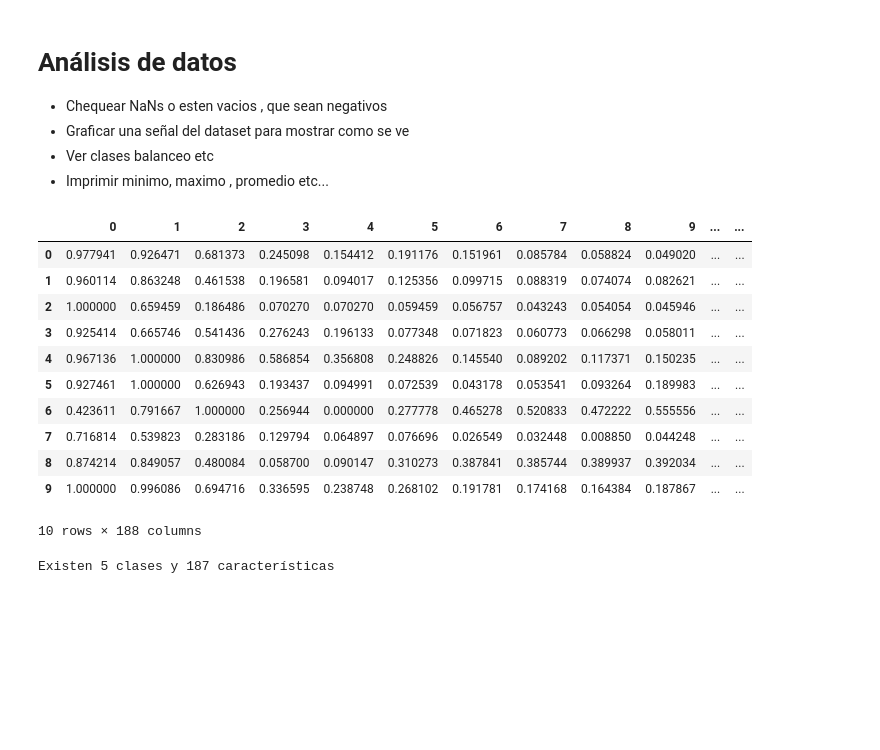
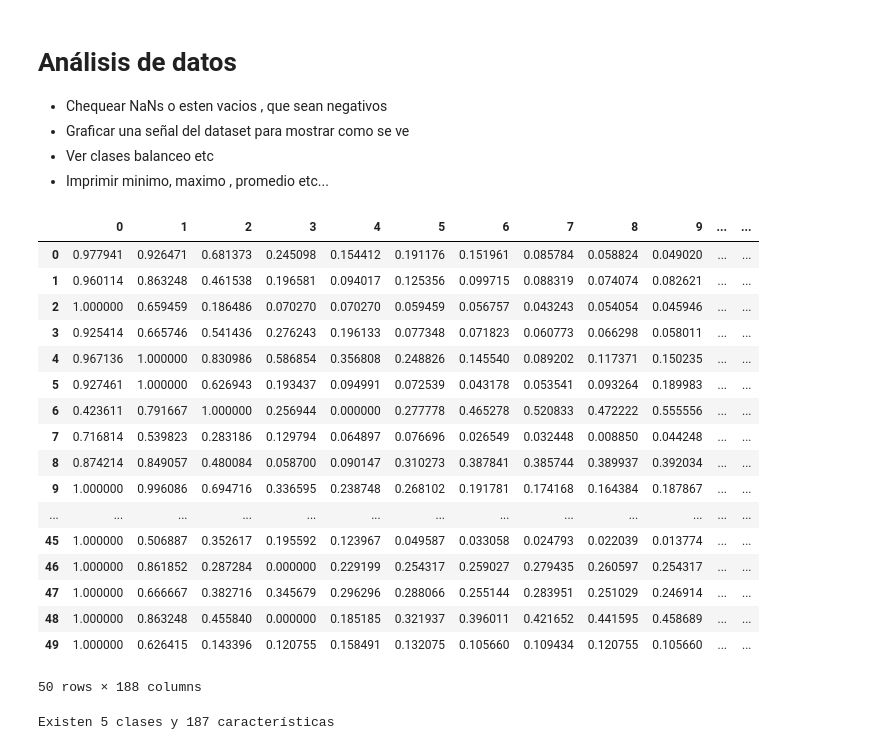
Before and after one commit to nataliacampiglia/tdl_tarea_2, a Jupyter notebook: Tarea_2-letra.ipynb, the cells around one changed output. Cells and saved outputs as stored; diff of their text form; code cells hidden in the pictures; blank space fills up the shorter version.

```diff
--- a/Tarea_2-letra.ipynb
+++ b/Tarea_2-letra.ipynb
@@ -165,20 +168,26 @@ df = pd.concat([df_train, df_test], axis=0)
 - Ver clases balanceo etc
 - Imprimir minimo, maximo , promedio etc...
 # %%
-df.head(10)
+df.head(50)
 # %% [output]
 |  | 0 | 1 | 2 | 3 | 4 | 5 | 6 | 7 | 8 | 9 | ... | ... |
 | 0 | 0.977941 | 0.926471 | 0.681373 | 0.245098 | 0.154412 | 0.191176 | 0.151961 | 0.085784 | 0.058824 | 0.049020 | ... | ... |
 | 1 | 0.960114 | 0.863248 | 0.461538 | 0.196581 | 0.094017 | 0.125356 | 0.099715 | 0.088319 | 0.074074 | 0.082621 | ... | ... |
 | 2 | 1.000000 | 0.659459 | 0.186486 | 0.070270 | 0.070270 | 0.059459 | 0.056757 | 0.043243 | 0.054054 | 0.045946 | ... | ... |
 | 3 | 0.925414 | 0.665746 | 0.541436 | 0.276243 | 0.196133 | 0.077348 | 0.071823 | 0.060773 | 0.066298 | 0.058011 | ... | ... |
 | 4 | 0.967136 | 1.000000 | 0.830986 | 0.586854 | 0.356808 | 0.248826 | 0.145540 | 0.089202 | 0.117371 | 0.150235 | ... | ... |
 | 5 | 0.927461 | 1.000000 | 0.626943 | 0.193437 | 0.094991 | 0.072539 | 0.043178 | 0.053541 | 0.093264 | 0.189983 | ... | ... |
 | 6 | 0.423611 | 0.791667 | 1.000000 | 0.256944 | 0.000000 | 0.277778 | 0.465278 | 0.520833 | 0.472222 | 0.555556 | ... | ... |
 | 7 | 0.716814 | 0.539823 | 0.283186 | 0.129794 | 0.064897 | 0.076696 | 0.026549 | 0.032448 | 0.008850 | 0.044248 | ... | ... |
 | 8 | 0.874214 | 0.849057 | 0.480084 | 0.058700 | 0.090147 | 0.310273 | 0.387841 | 0.385744 | 0.389937 | 0.392034 | ... | ... |
 | 9 | 1.000000 | 0.996086 | 0.694716 | 0.336595 | 0.238748 | 0.268102 | 0.191781 | 0.174168 | 0.164384 | 0.187867 | ... | ... |
+| ... | ... | ... | ... | ... | ... | ... | ... | ... | ... | ... | ... | ... |
+| 45 | 1.000000 | 0.506887 | 0.352617 | 0.195592 | 0.123967 | 0.049587 | 0.033058 | 0.024793 | 0.022039 | 0.013774 | ... | ... |
+| 46 | 1.000000 | 0.861852 | 0.287284 | 0.000000 | 0.229199 | 0.254317 | 0.259027 | 0.279435 | 0.260597 | 0.254317 | ... | ... |
+| 47 | 1.000000 | 0.666667 | 0.382716 | 0.345679 | 0.296296 | 0.288066 | 0.255144 | 0.283951 | 0.251029 | 0.246914 | ... | ... |
+| 48 | 1.000000 | 0.863248 | 0.455840 | 0.000000 | 0.185185 | 0.321937 | 0.396011 | 0.421652 | 0.441595 | 0.458689 | ... | ... |
+| 49 | 1.000000 | 0.626415 | 0.143396 | 0.120755 | 0.158491 | 0.132075 | 0.105660 | 0.109434 | 0.120755 | 0.105660 | ... | ... |
-10 rows × 188 columns
+50 rows × 188 columns
 # %%
 ninputs = df.shape[1] - 1
 nclasses = df.iloc[:, -1].nunique()
```
Also changed, not shown: parts of 17 cells of this notebook.
